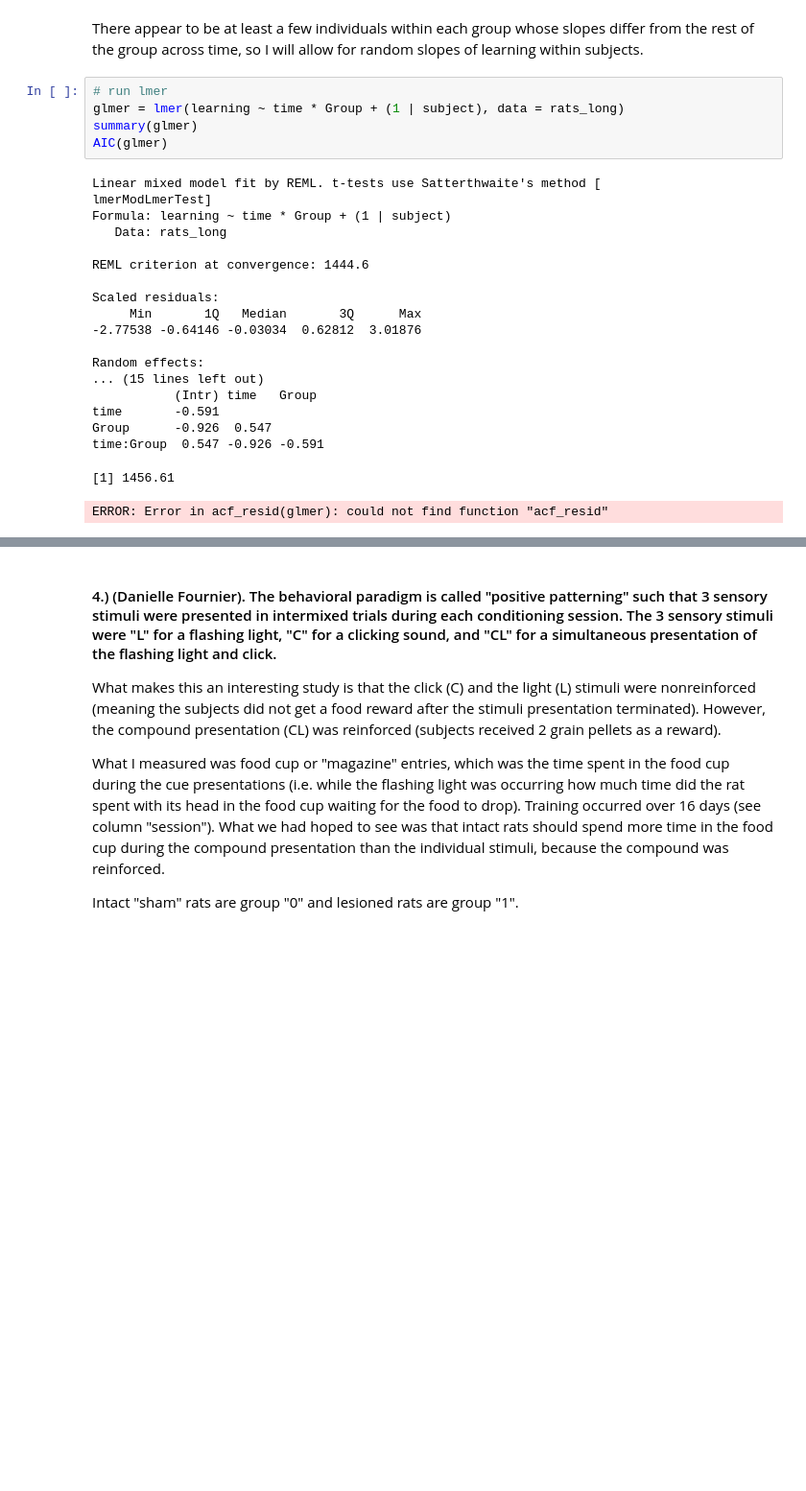
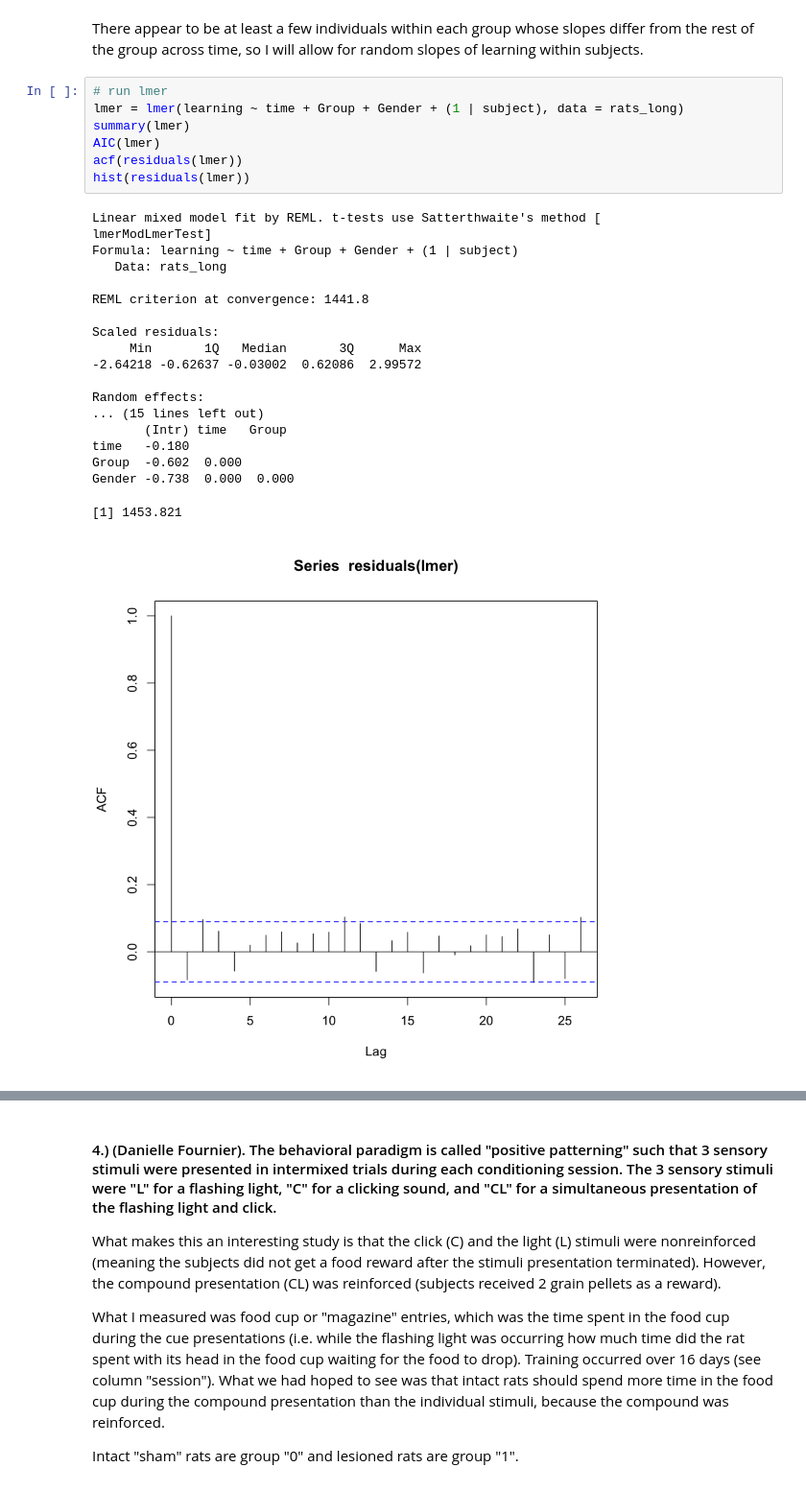
Before and after one commit to Lslipski/pbs110, a Jupyter notebook: pbs111/Final.ipynb, the cells around one changed output, grey strips where cells are left out. Shown at 96% size. Cells and saved outputs as stored; diff of their text form; blank space fills up the shorter version.

```diff
--- a/pbs111/Final.ipynb
+++ b/pbs111/Final.ipynb
@@ -574,26 +655,28 @@ xyplot(learning ~ time | as.factor(Group), data = rats_long, groups=subject,
 There appear to be at least a few individuals within each group whose slopes differ from the rest of the group across time, so I will allow for random slopes of learning within subjects.
 # %%
 # run lmer
-glmer = lmer(learning ~ time * Group + (1 | subject), data = rats_long)
-summary(glmer)
-AIC(glmer)
+lmer = lmer(learning ~ time + Group + Gender + (1 | subject), data = rats_long)
+summary(lmer)
+AIC(lmer)
+acf(residuals(lmer))
+hist(residuals(lmer))
 # %% [output]
 Linear mixed model fit by REML. t-tests use Satterthwaite's method [
 lmerModLmerTest]
-Formula: learning ~ time * Group + (1 | subject)
+Formula: learning ~ time + Group + Gender + (1 | subject)
    Data: rats_long
 
-REML criterion at convergence: 1444.6
+REML criterion at convergence: 1441.8
 
 Scaled residuals:
      Min       1Q   Median       3Q      Max
--2.77538 -0.64146 -0.03034  0.62812  3.01876
+-2.64218 -0.62637 -0.03002  0.62086  2.99572
 
 Random effects:
 ... (15 lines left out)
-           (Intr) time   Group
-time       -0.591
-Group      -0.926  0.547
-time:Group  0.547 -0.926 -0.591
+       (Intr) time   Group
+time   -0.180
+Group  -0.602  0.000
+Gender -0.738  0.000  0.000
-[1] 1456.61
+[1] 1453.821
-ERROR: Error in acf_resid(glmer): could not find function "acf_resid"
+[figure, added]
```
Also changed, not shown: parts of 26 cells of this notebook, 1 other file.
